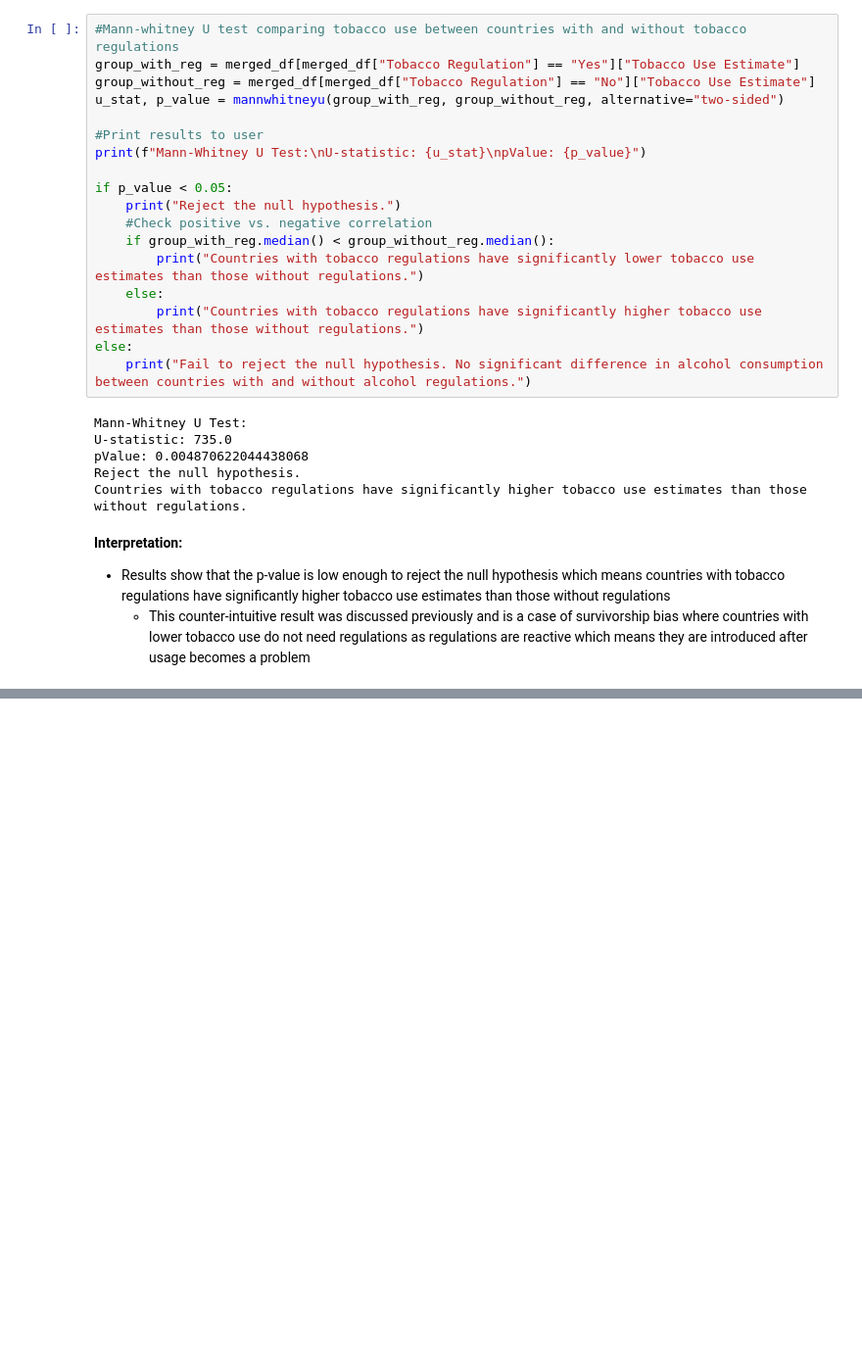
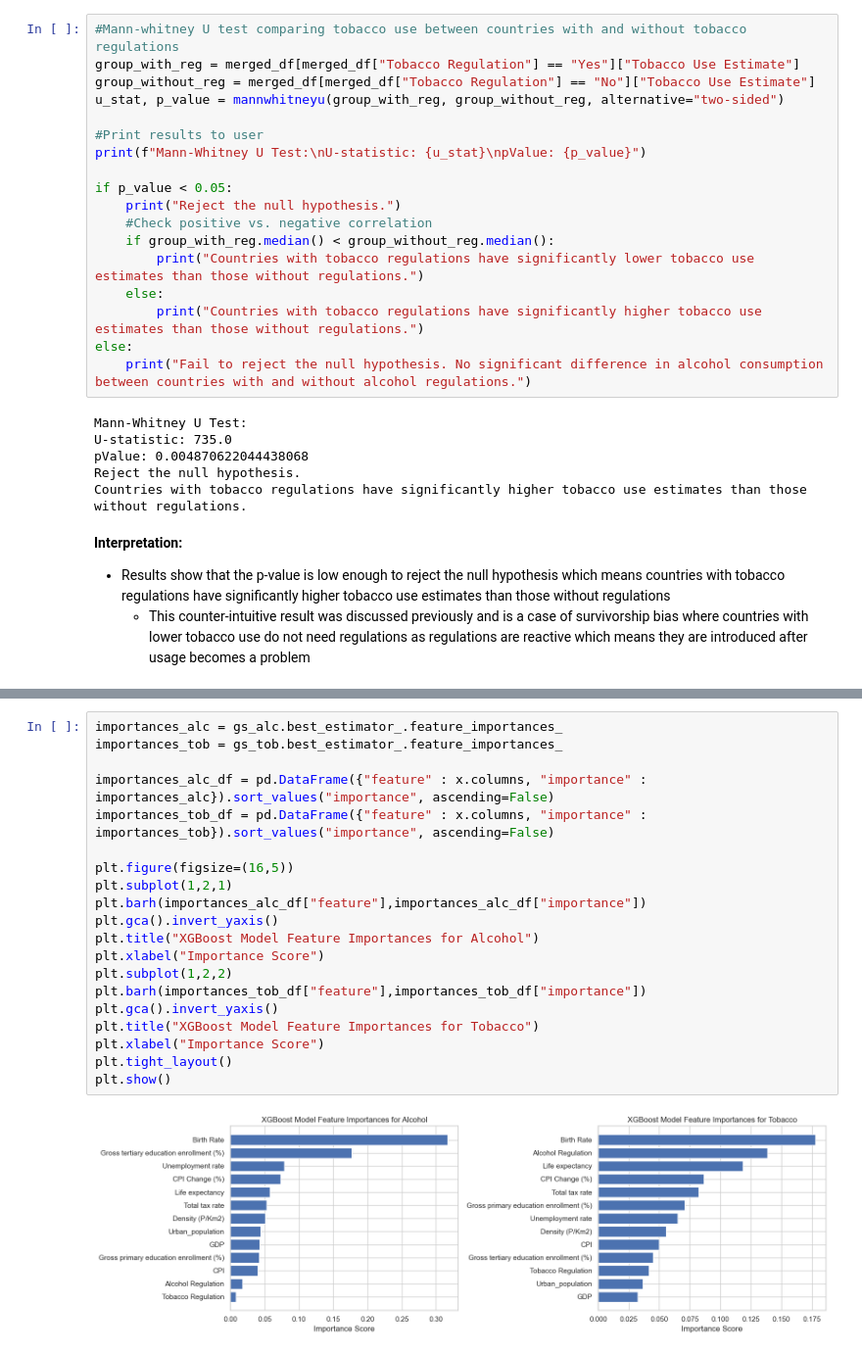
Before and after one commit to OmerBerkeUzun/Alcohol-and-Tobacco-Consumption-Analysis, a Jupyter notebook: project.ipynb, the cells around one changed output, grey strips where cells are left out. Shown at 98% size. Cells and saved outputs as stored; diff of their text form; blank space fills up the shorter version.

```diff
--- a/project.ipynb
+++ b/project.ipynb
@@ -422,0 +859,22 @@ Countries with tobacco regulations have significantly higher tobacco use estimat
+# %%
+importances_alc = gs_alc.best_estimator_.feature_importances_
+importances_tob = gs_tob.best_estimator_.feature_importances_
+
+importances_alc_df = pd.DataFrame({"feature" : x.columns, "importance" : importances_alc}).sort_values("importance", ascending=False)
+importances_tob_df = pd.DataFrame({"feature" : x.columns, "importance" : importances_tob}).sort_values("importance", ascending=False)
+
+plt.figure(figsize=(16,5))
+plt.subplot(1,2,1)
+plt.barh(importances_alc_df["feature"],importances_alc_df["importance"])
+plt.gca().invert_yaxis()
+plt.title("XGBoost Model Feature Importances for Alcohol")
+plt.xlabel("Importance Score")
+plt.subplot(1,2,2)
+plt.barh(importances_tob_df["feature"],importances_tob_df["importance"])
+plt.gca().invert_yaxis()
+plt.title("XGBoost Model Feature Importances for Tobacco")
+plt.xlabel("Importance Score")
+plt.tight_layout()
+plt.show()
+# %% [output]
+[figure, added]
```
Also changed, not shown: parts of 17 cells of this notebook, 1 other file.
